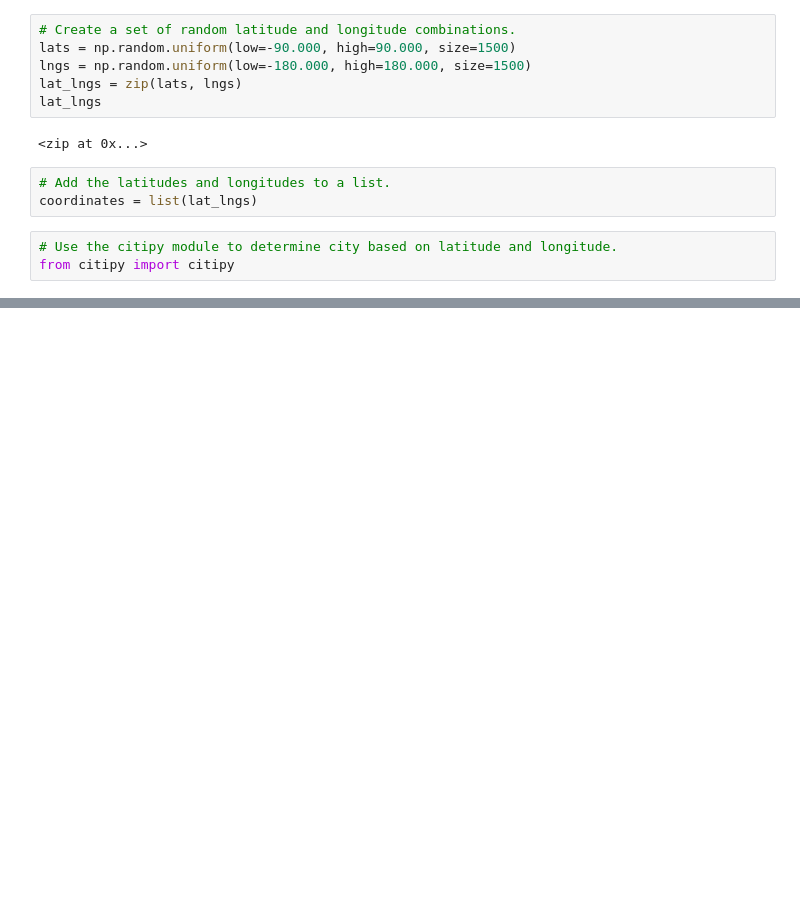
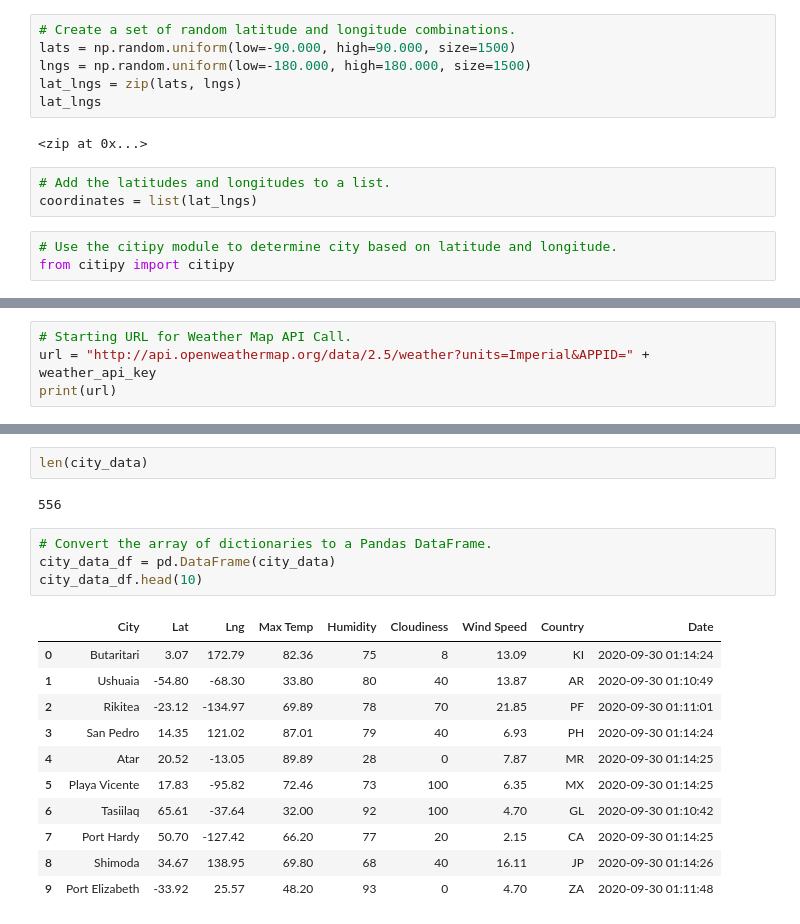
Before and after one commit to sholkojr/World_Weather_Analysis, a Jupyter notebook: WeatherPy.ipynb, the cells around one changed output, grey strips where cells are left out. Saved outputs shown, nothing was run; the diff lists cells and outputs as text; blank space fills up the shorter version.

```diff
--- a/WeatherPy.ipynb
+++ b/WeatherPy.ipynb
@@ -33,0 +43,4 @@ len(cities)
+# %%
+# Starting URL for Weather Map API Call.
+url = "http://api.openweathermap.org/data/2.5/weather?units=Imperial&APPID=" + weather_api_key
+print(url)
@@ -33,0 +128,20 @@ len(cities)
+# %%
+len(city_data)
+# %% [output]
+556
+# %%
+# Convert the array of dictionaries to a Pandas DataFrame.
+city_data_df = pd.DataFrame(city_data)
+city_data_df.head(10)
+# %% [output]
+|  | City | Lat | Lng | Max Temp | Humidity | Cloudiness | Wind Speed | Country | Date |
+| 0 | Butaritari | 3.07 | 172.79 | 82.36 | 75 | 8 | 13.09 | KI | 2020-09-30 01:14:24 |
+| 1 | Ushuaia | -54.80 | -68.30 | 33.80 | 80 | 40 | 13.87 | AR | 2020-09-30 01:10:49 |
+| 2 | Rikitea | -23.12 | -134.97 | 69.89 | 78 | 70 | 21.85 | PF | 2020-09-30 01:11:01 |
+| 3 | San Pedro | 14.35 | 121.02 | 87.01 | 79 | 40 | 6.93 | PH | 2020-09-30 01:14:24 |
+| 4 | Atar | 20.52 | -13.05 | 89.89 | 28 | 0 | 7.87 | MR | 2020-09-30 01:14:25 |
+| 5 | Playa Vicente | 17.83 | -95.82 | 72.46 | 73 | 100 | 6.35 | MX | 2020-09-30 01:14:25 |
+| 6 | Tasiilaq | 65.61 | -37.64 | 32.00 | 92 | 100 | 4.70 | GL | 2020-09-30 01:10:42 |
+| 7 | Port Hardy | 50.70 | -127.42 | 66.20 | 77 | 20 | 2.15 | CA | 2020-09-30 01:14:25 |
+| 8 | Shimoda | 34.67 | 138.95 | 69.80 | 68 | 40 | 16.11 | JP | 2020-09-30 01:14:26 |
+| 9 | Port Elizabeth | -33.92 | 25.57 | 48.20 | 93 | 0 | 4.70 | ZA | 2020-09-30 01:11:48 |
```
Also changed, not shown: parts of 7 cells of this notebook.
